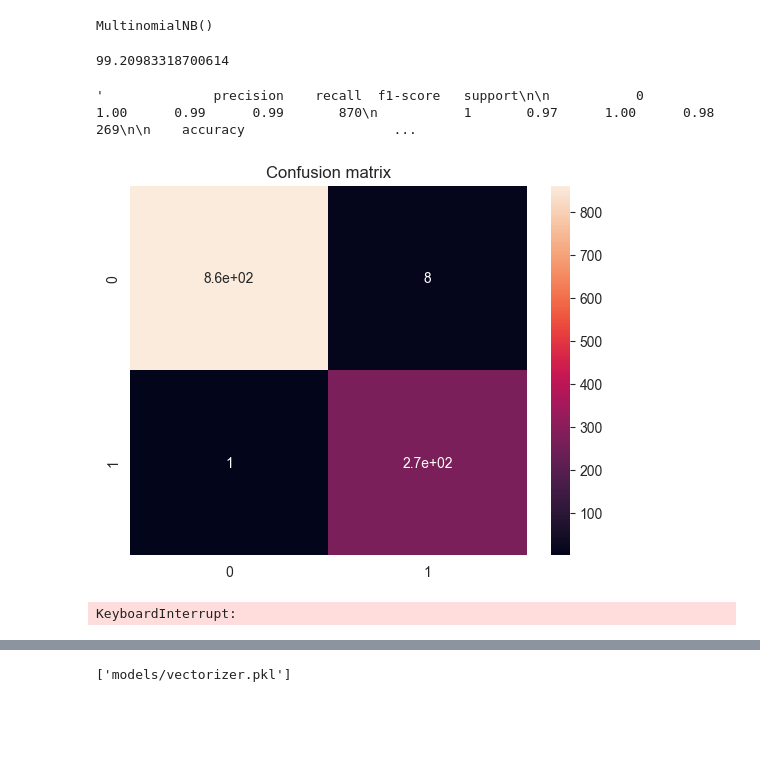
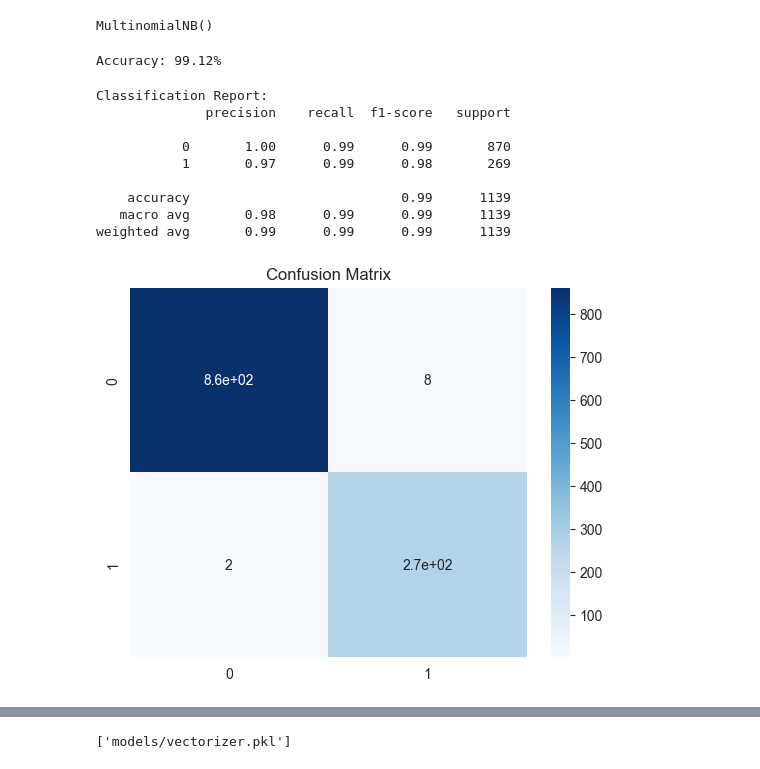
Before and after one commit to Saurabh-Rana17/Email-Spam-Detection-Using-NLP, a Jupyter notebook: main.ipynb, the cells around one changed output, grey strips where cells are left out. Saved outputs shown, nothing was run; the diff lists cells and outputs as text; code cells hidden in the pictures; blank space fills up the shorter version.

```diff
--- a/main.ipynb
+++ b/main.ipynb
@@ -9,18 +9,20 @@ import pickle
 import numpy as np
 import pandas as pd
 import seaborn as sns
-sns.set_style("white")
 import matplotlib.pyplot as plt
-import string
-from pickle import dump
 from sklearn.feature_extraction.text import CountVectorizer
 from sklearn.model_selection import train_test_split
 from sklearn.naive_bayes import MultinomialNB
 from sklearn.metrics import classification_report, confusion_matrix, accuracy_score
+from nltk.corpus import stopwords
+import string
 import nltk
-from nltk.corpus import stopwords
 import warnings
+
+# Suppress warnings
 warnings.simplefilter(action='ignore', category=FutureWarning)
+
+# Download stopwords if not already present
 nltk.download('stopwords')
 # %% [output]
 [nltk_data] Downloading package stopwords to
@@ -113,9 +115,8 @@ dtype: int64
 # Check for duplicates and remove them
 dataset.drop_duplicates(inplace=True)
 # %%
-# Cleaning data from punctuation and stopwords and then tokenizing it into words (tokens)
+
+# Preprocessing function (remove punctuation and stopwords)
 def process(text):
-    nopunc = [char for char in text if char not in string.punctuation]
-    nopunc = ''.join(nopunc)
-    clean = [word for word in nopunc.split() if word.lower() not in stopwords.words('english')]
-    return clean
+    nopunc = ''.join([char for char in text if char not in string.punctuation])
+    return ' '.join([word for word in nopunc.split() if word.lower() not in stopwords.words('english')])
@@ -149,39 +151,32 @@ dump(model, open("models/model.pkl", 'wb'))
 # Model predictions on test set
 y_pred = model.predict(X_test)
 # %%
-# Model Evaluation | Accuracy
+# Model evaluation
 accuracy = accuracy_score(y_test, y_pred)
-accuracy * 100
+print(f"Accuracy: {accuracy * 100:.2f}%")
 # %% [output]
-99.20983318700614
+Accuracy: 99.12%
 # %%
-# Model Evaluation | Classification report
-classification_report(y_test, y_pred)
+# Display classification report
+print("Classification Report:")
+print(classification_report(y_test, y_pred))
 # %% [output]
-'              precision    recall  f1-score   support\n\n           0       1.00      0.99      0.99       870\n           1       0.97      1.00      0.98       269\n\n    accuracy                   ...
+Classification Report:
+              precision    recall  f1-score   support
+
+           0       1.00      0.99      0.99       870
+           1       0.97      0.99      0.98       269
+
+    accuracy                           0.99      1139
+   macro avg       0.98      0.99      0.99      1139
+weighted avg       0.99      0.99      0.99      1139
 # %%
-# Model Evaluation | Confusion matrix
+
+# Confusion matrix
 cm = confusion_matrix(y_test, y_pred)
 plt.figure(dpi=100)
-sns.heatmap(cm, annot=True)
-plt.title("Confusion matrix")
+sns.heatmap(cm, annot=True, cmap='Blues')
+plt.title("Confusion Matrix")
 plt.show()
 # %% [output]
-[figure, old version]
+[figure, new version]
-# %%
-from sklearn.feature_extraction.text import CountVectorizer
-from pickle import dump
-
-# Create the vectorizer
-vectorizer = CountVectorizer(analyzer=process)
-
-# Fit and transform the dataset text
-message = vectorizer.fit_transform(dataset['text'])
-
-# Save the vectorizer
-dump(vectorizer, open("models/vectorizer.pkl", "wb"))
-
-# Save the trained model (assuming it's already trained)
-dump(model, open("models/model.pkl", "wb"))
-# %% [output]
-KeyboardInterrupt:
```
Also changed, not shown: parts of 10 cells of this notebook, 2 other files.
